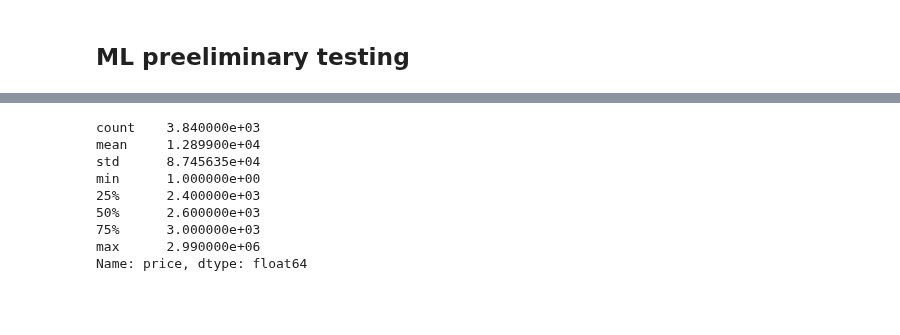
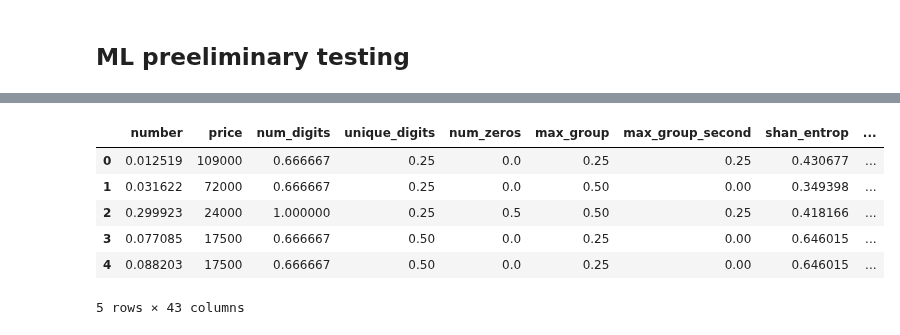
Before and after one commit to FardinAhsan146/DXB-Numberplate-Price-Predictor, a Jupyter notebook: preeliminary_ml.ipynb, the cells around one changed output, grey strips where cells are left out. Cells and saved outputs as stored; diff of their text form; code cells hidden in the pictures; blank space fills up the shorter version.

```diff
--- a/preeliminary_ml.ipynb
+++ b/preeliminary_ml.ipynb
@@ -124,15 +133,12 @@ models = [RandomForestRegressor(),
-# %%
-# This gives context to Metrics
-y.describe()
-# %% [output]
-count    3.840000e+03
-mean     1.289900e+04
-std      8.745635e+04
-min      1.000000e+00
-25%      2.400000e+03
-50%      2.600000e+03
-75%      3.000000e+03
-max      2.990000e+06
-Name: price, dtype: float64
+# %%
+df_norm.head()
+# %% [output]
+|  | number | price | num_digits | unique_digits | num_zeros | max_group | max_group_second | shan_entrop | ... |
+| 0 | 0.012519 | 109000 | 0.666667 | 0.25 | 0.0 | 0.25 | 0.25 | 0.430677 | ... |
+| 1 | 0.031622 | 72000 | 0.666667 | 0.25 | 0.0 | 0.50 | 0.00 | 0.349398 | ... |
+| 2 | 0.299923 | 24000 | 1.000000 | 0.25 | 0.5 | 0.50 | 0.25 | 0.418166 | ... |
+| 3 | 0.077085 | 17500 | 0.666667 | 0.50 | 0.0 | 0.25 | 0.00 | 0.646015 | ... |
+| 4 | 0.088203 | 17500 | 0.666667 | 0.50 | 0.0 | 0.25 | 0.00 | 0.646015 | ... |
+5 rows × 43 columns
 # %%
 for model in models:
```
Also changed, not shown: parts of 16 cells of this notebook.
